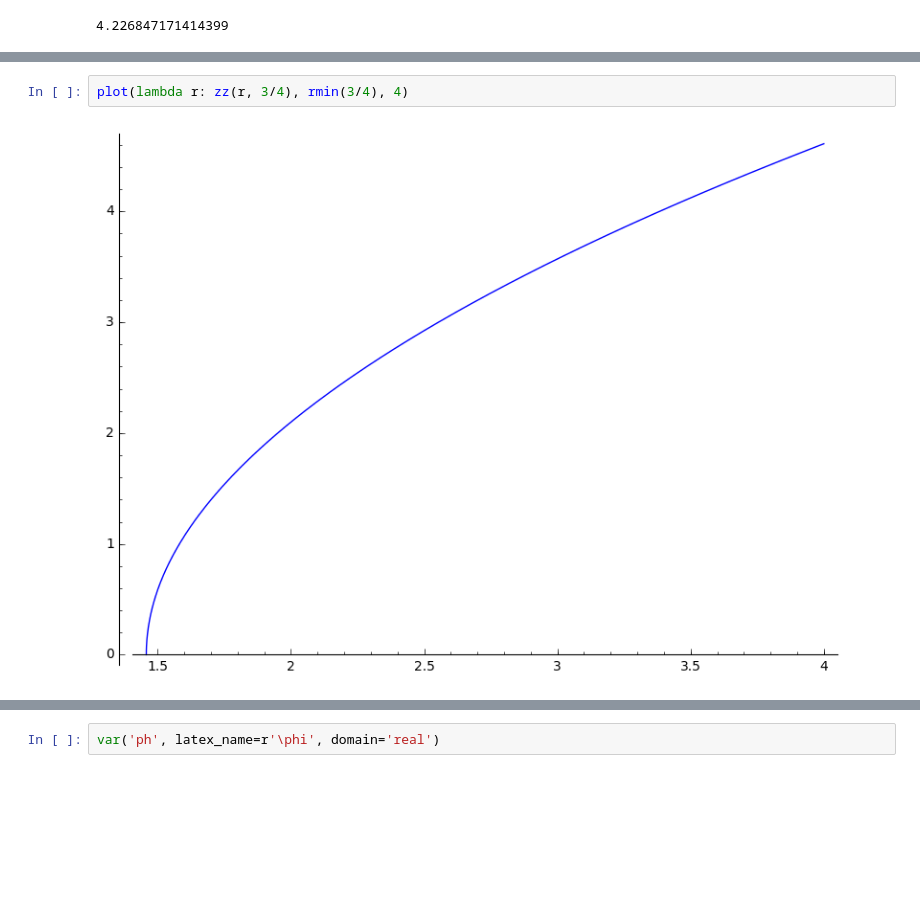
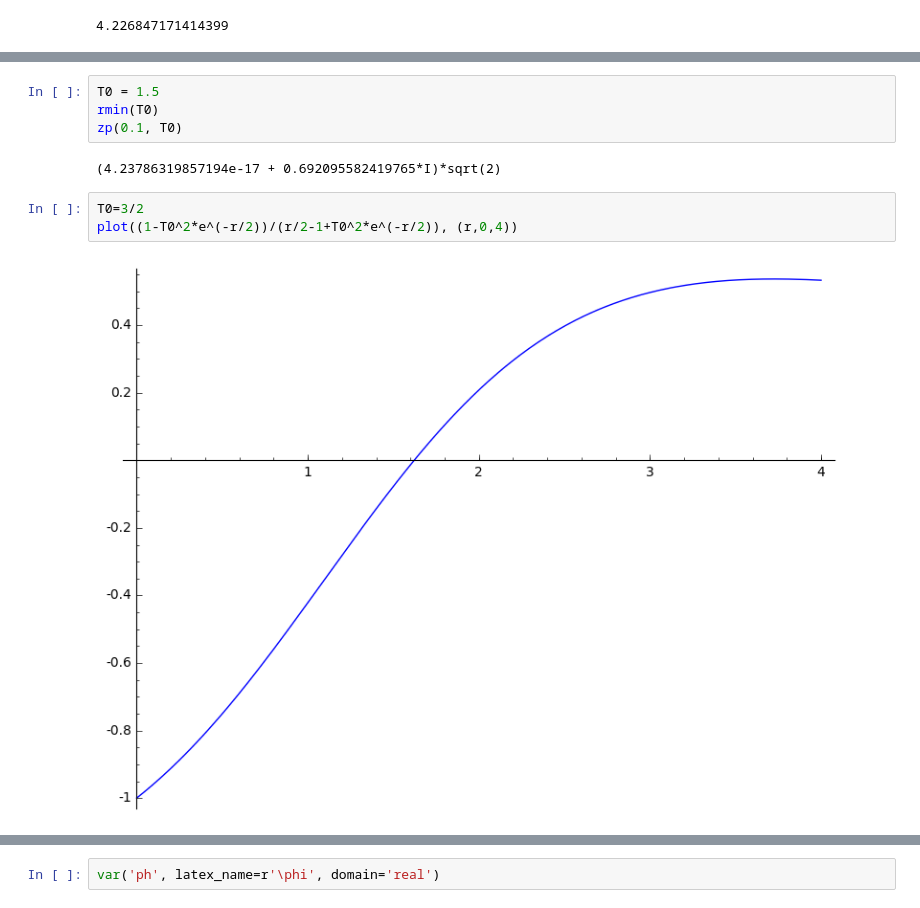
Before and after one commit to egourgoulhon/BHLectures, a Jupyter notebook: sage/Einstein-Rosen_bridge.ipynb, the cells around one changed output, grey strips where cells are left out. Cells and saved outputs as stored; diff of their text form; blank space fills up the shorter version.

```diff
--- a/sage/Einstein-Rosen_bridge.ipynb
+++ b/sage/Einstein-Rosen_bridge.ipynb
@@ -66,4 +42,11 @@ plot(lambda r: zz(r, 1/2), rmin(1/2), 4)
-# %%
-plot(lambda r: zz(r, 3/4), rmin(3/4), 4)
-# %% [output]
-[figure, removed]
+# %%
+T0 = 1.5
+rmin(T0)
+zp(0.1, T0)
+# %% [output]
+(4.23786319857194e-17 + 0.692095582419765*I)*sqrt(2)
+# %%
+T0=3/2
+plot((1-T0^2*e^(-r/2))/(r/2-1+T0^2*e^(-r/2)), (r,0,4))
+# %% [output]
+[figure, added]
```
Also changed, not shown: parts of 18 cells of this notebook, 2 other files.
